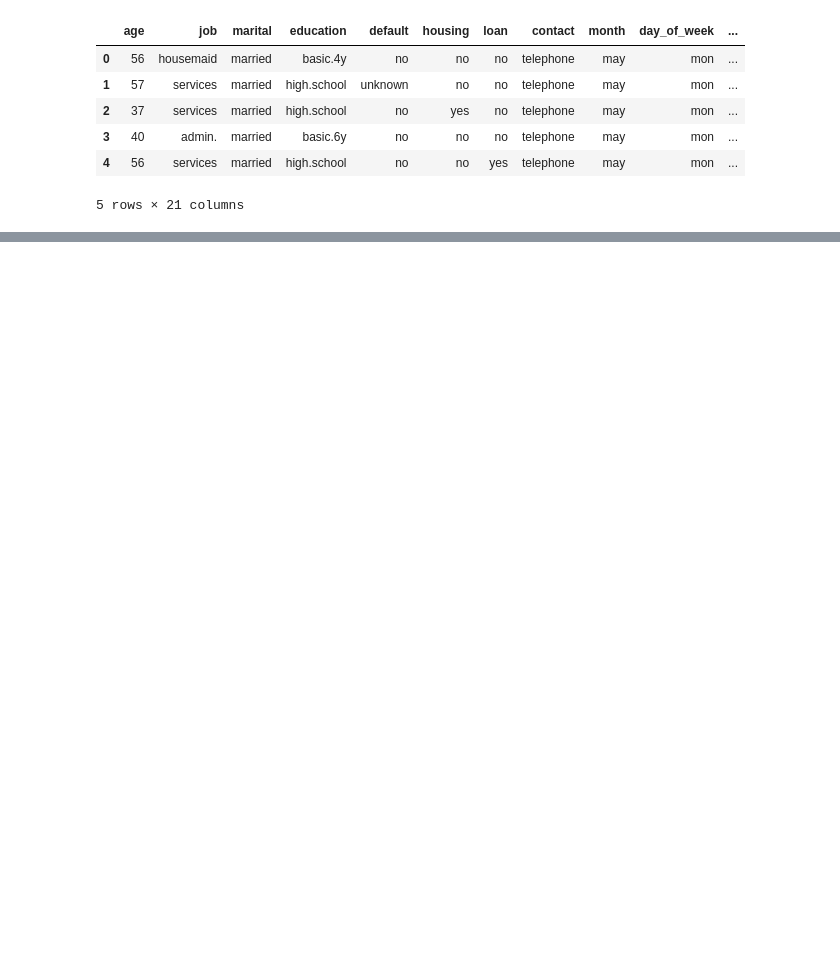
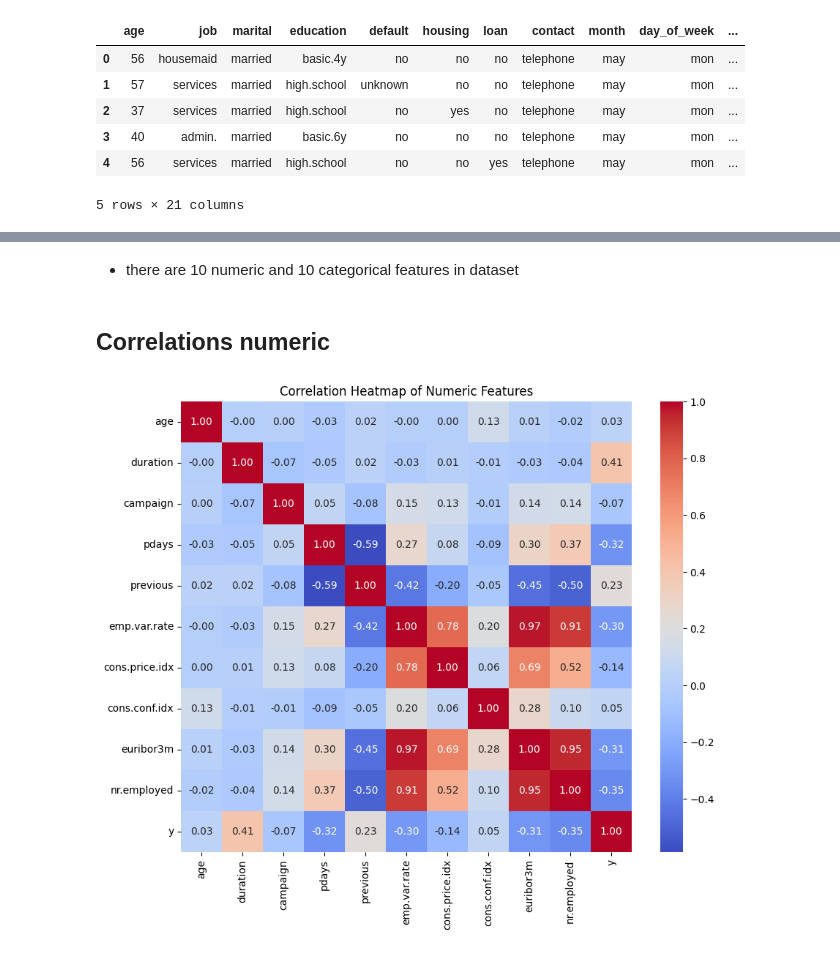
Before and after one commit to Maxstef/ml-bank-additional-project, a Jupyter notebook: notebooks/01_eda.ipynb, the cells around one changed output, grey strips where cells are left out. Cells and saved outputs as stored; diff of their text form; code cells hidden in the pictures; blank space fills up the shorter version.

```diff
--- a/notebooks/01_eda.ipynb
+++ b/notebooks/01_eda.ipynb
@@ -35,0 +124,13 @@ raw_df.head()
+# %% [markdown]
+ - there are 10 numeric and 10 categorical features in dataset
+# %% [markdown]
+## Correlations numeric
+# %%
+corr = numeric_df.corr()
+
+plt.figure(figsize=(10,8))
+sns.heatmap(corr, annot=True, fmt=".2f", cmap="coolwarm", square=True)
+plt.title("Correlation Heatmap of Numeric Features")
+plt.show()
+# %% [output]
+[figure, added]
```
Also changed, not shown: parts of 41 cells of this notebook, 5 other files.
